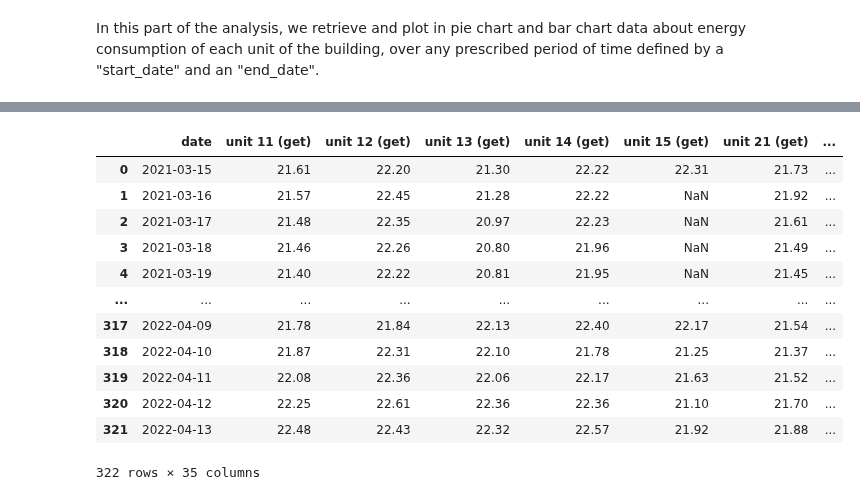
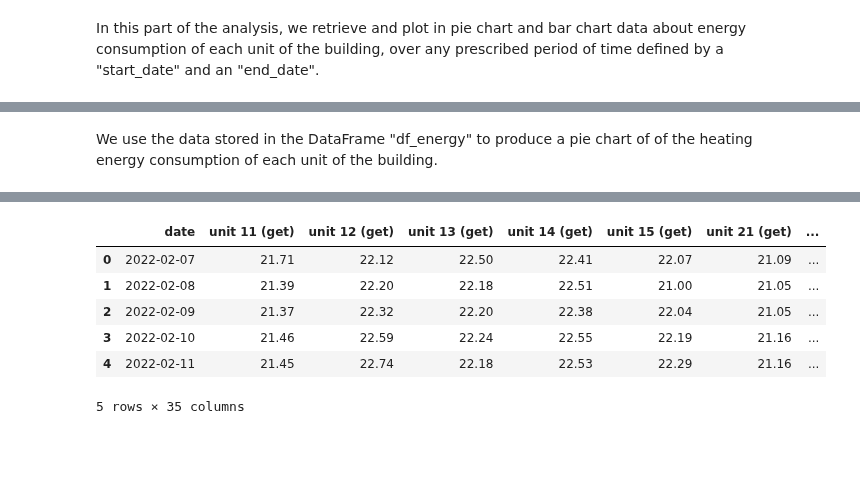
Before and after one commit to rtiedra/data-science, a Jupyter notebook: building_heating/building_heating.ipynb, the cells around one changed output, grey strips where cells are left out. Cells and saved outputs as stored; diff of their text form; code cells hidden in the pictures; blank space fills up the shorter version.

```diff
--- a/building_heating/building_heating.ipynb
+++ b/building_heating/building_heating.ipynb
@@ -120,9 +109,13 @@ We store the names, the areas and the volumnes of the 31 units of the building p
 # %%
 units = tuple(list(df_apart['name'])[:31])
 
-areas = (127.1, 55.8, 78.1, 90.2, 46.9, 113.6, 69.3, 78.1, 90.2, 46.9, 127.1, 55.8, 78.1, 90.2, 46.9,
-            113.6, 69.3, 78.1, 90.2, 46.9, 113.6, 69.3, 78.1, 90.2, 46.9, 82.5, 70.2, 120.6, 85.5, 90.2, 46.9)
+areas = (127.1, 55.8, 78.1, 90.2, 46.9, 113.6, 69.3, 78.1, 90.2, 46.9, 127.1, 55.8, 78.1, 90.2,
+         46.9, 113.6, 69.3, 78.1, 90.2, 46.9, 113.6, 69.3, 78.1, 90.2, 46.9, 82.5, 70.2, 120.6,
+         85.5, 90.2, 46.9)
 
-volumes = (330.46, 145.08, 203.06, 234.52, 121.94, 295.36, 180.18, 203.06, 234.52, 121.94, 330.46, 145.08,
-           203.06, 234.52, 121.94, 295.36, 180.18, 203.06, 234.52, 121.94, 295.36, 180.18, 203.06, 234.52,
-           121.94, 231, 203.58, 349.74, 247.95, 261.58, 136.01)
+volumes = (330.46, 145.08, 203.06, 234.52, 121.94, 295.36, 180.18, 203.06, 234.52, 121.94, 330.46,
+           145.08, 203.06, 234.52, 121.94, 295.36, 180.18, 203.06, 234.52, 121.94, 295.36, 180.18,
+           203.06, 234.52, 121.94, 231, 203.58, 349.74, 247.95, 261.58, 136.01)
+
+df_dim = pd.DataFrame({'unit': units, 'area': areas, 'volume': volumes}).set_index('unit')
+df_dim.head()
@@ -221 +201,3 @@ df_energy
+# %% [markdown]
+We use the data stored in the DataFrame "df_energy" to produce a pie chart of of the heating energy consumption of each unit of the building.
 # %%
@@ -270,7 +273,7 @@ plt.tight_layout()
 [interactive output not drawn]
 [interactive output not drawn]
 # %%
-initial_date = '"2021-03-15"'
+initial_date = '"2022-01-01"'
 final_date = '"2022-12-31"'
 
 dflist_get, dflist_set = [], []
@@ -295,33 +298,30 @@ for unit in units:
 # %%
 from functools import reduce
 
 merge_get = reduce(lambda x, y: pd.merge(round(x,2), round(y,2), on='date', how='outer'), dflist_get)
 df_get = merge_get.copy(deep=True)
 
-df_get['mean (get)'] = round((merge_get.drop('date', axis=1)).mean(axis=1),2)
-df_get['min (get)'] = round((merge_get.drop('date', axis=1)).min(axis=1),2)
-df_get['max (get)'] = round((merge_get.drop('date', axis=1)).max(axis=1),2)
+masked_get = np.ma.masked_array(merge_get.drop('date', axis=1), np.isnan(merge_get.drop('date', axis=1)))
+df_get['mean (get)'] = np.ma.average(masked_get, axis=1, weights=volumes)
+df_get['mean (get)'] = round(df_get['mean (get)'], 2)
+
+df_get['min (get)'] = round((merge_get.drop('date', axis=1)).min(axis=1), 2)
+df_get['max (get)'] = round((merge_get.drop('date', axis=1)).max(axis=1), 2)
 
 merge_set = reduce(lambda x, y: pd.merge(round(x,2), round(y,2), on='date', how='outer'), dflist_set)
 df_set = merge_set.copy(deep=True)
 
-df_set['mean (set)'] = round((merge_set.drop('date', axis=1)).mean(axis=1),2)
-df_set['min (set)'] = round((merge_set.drop('date', axis=1)).min(axis=1),2)
-df_set['max (set)'] = round((merge_set.drop('date', axis=1)).max(axis=1),2)
+df_set['mean (set)'] = round((merge_set.drop('date', axis=1)).mean(axis=1), 2)
+df_set['min (set)'] = round((merge_set.drop('date', axis=1)).min(axis=1), 2)
+df_set['max (set)'] = round((merge_set.drop('date', axis=1)).max(axis=1), 2)
 
-df_get
+df_get.head()
 # %% [output]
 |  | date | unit 11 (get) | unit 12 (get) | unit 13 (get) | unit 14 (get) | unit 15 (get) | unit 21 (get) | ... |
-| 0 | 2021-03-15 | 21.61 | 22.20 | 21.30 | 22.22 | 22.31 | 21.73 | ... |
-| 1 | 2021-03-16 | 21.57 | 22.45 | 21.28 | 22.22 | NaN | 21.92 | ... |
-| 2 | 2021-03-17 | 21.48 | 22.35 | 20.97 | 22.23 | NaN | 21.61 | ... |
-| 3 | 2021-03-18 | 21.46 | 22.26 | 20.80 | 21.96 | NaN | 21.49 | ... |
-| 4 | 2021-03-19 | 21.40 | 22.22 | 20.81 | 21.95 | NaN | 21.45 | ... |
-| ... | ... | ... | ... | ... | ... | ... | ... | ... |
-| 317 | 2022-04-09 | 21.78 | 21.84 | 22.13 | 22.40 | 22.17 | 21.54 | ... |
-| 318 | 2022-04-10 | 21.87 | 22.31 | 22.10 | 21.78 | 21.25 | 21.37 | ... |
-| 319 | 2022-04-11 | 22.08 | 22.36 | 22.06 | 22.17 | 21.63 | 21.52 | ... |
-| 320 | 2022-04-12 | 22.25 | 22.61 | 22.36 | 22.36 | 21.10 | 21.70 | ... |
-| 321 | 2022-04-13 | 22.48 | 22.43 | 22.32 | 22.57 | 21.92 | 21.88 | ... |
+| 0 | 2022-02-07 | 21.71 | 22.12 | 22.50 | 22.41 | 22.07 | 21.09 | ... |
+| 1 | 2022-02-08 | 21.39 | 22.20 | 22.18 | 22.51 | 21.00 | 21.05 | ... |
+| 2 | 2022-02-09 | 21.37 | 22.32 | 22.20 | 22.38 | 22.04 | 21.05 | ... |
+| 3 | 2022-02-10 | 21.46 | 22.59 | 22.24 | 22.55 | 22.19 | 21.16 | ... |
+| 4 | 2022-02-11 | 21.45 | 22.74 | 22.18 | 22.53 | 22.29 | 21.16 | ... |
-322 rows × 35 columns
+5 rows × 35 columns
 # %%
```
Also changed, not shown: parts of 11 cells of this notebook.
